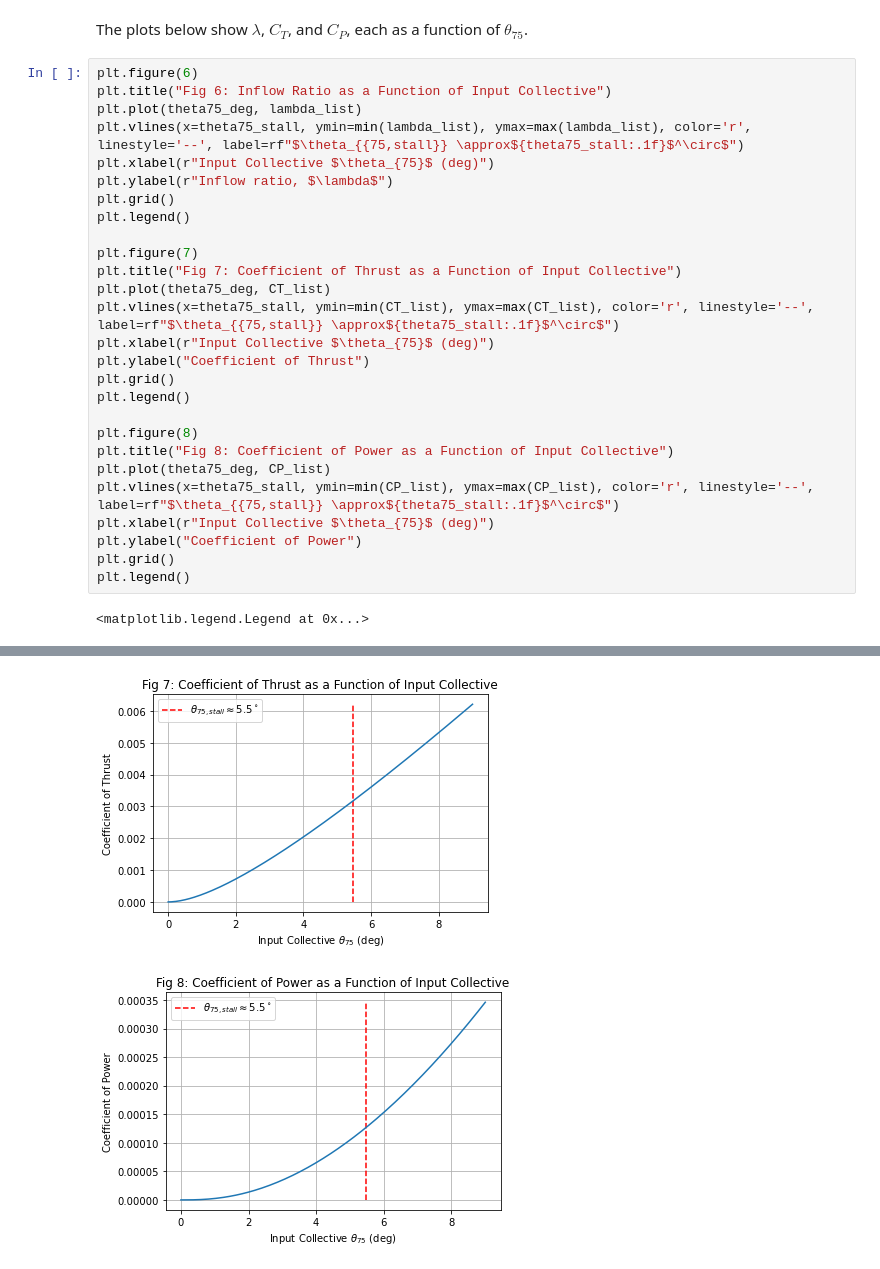
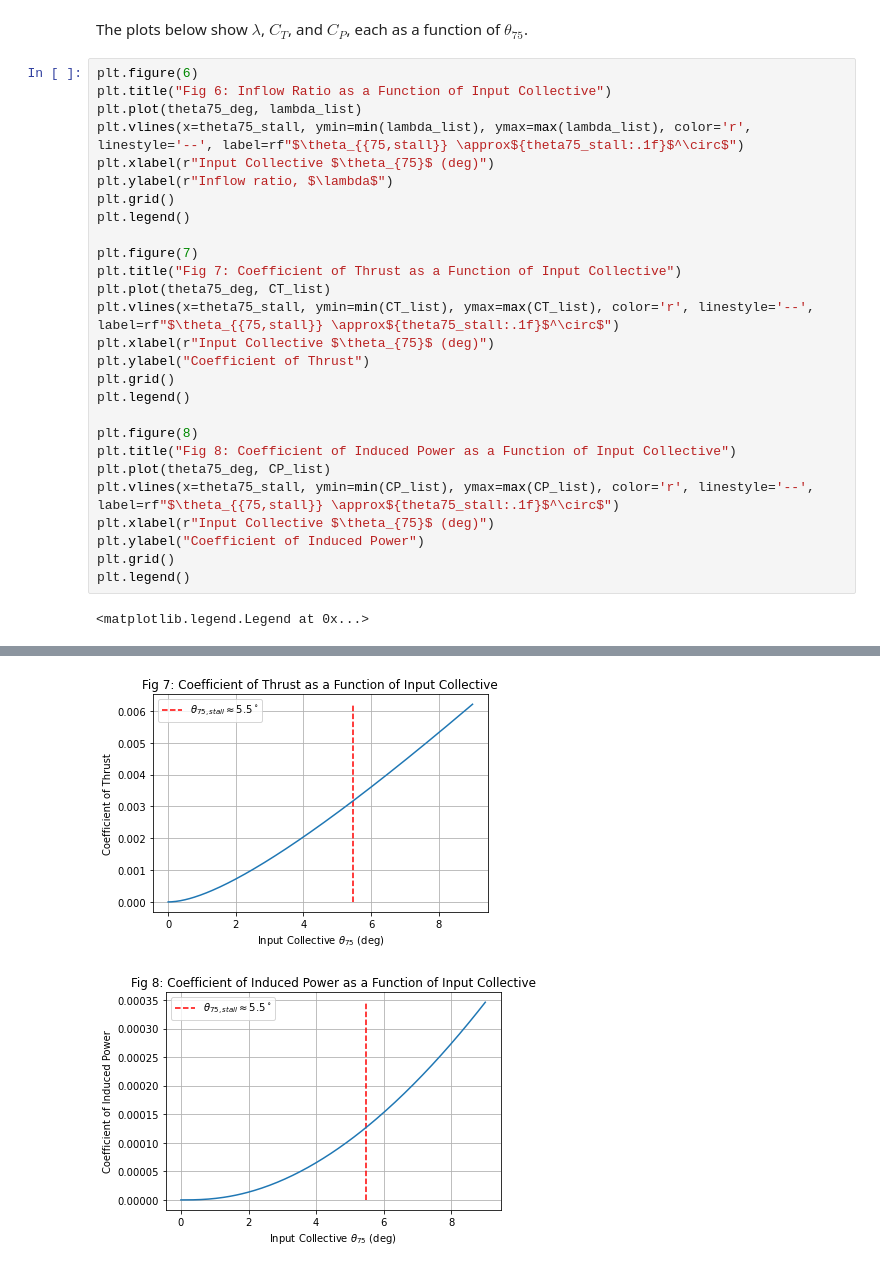
Before and after one commit to nruhl25/HoveringVehicleDesign, a Jupyter notebook: hw3/hw3_report.ipynb, the cells around one changed output, grey strips where cells are left out. Saved outputs shown, nothing was run; the diff lists cells and outputs as text.

```diff
--- a/hw3/hw3_report.ipynb
+++ b/hw3/hw3_report.ipynb
@@ -254,32 +271,32 @@ The plots below show $\lambda$, $C_T$, and $C_P$, each as a function of $\theta_
 # %%
 plt.figure(6)
 plt.title("Fig 6: Inflow Ratio as a Function of Input Collective")
 plt.plot(theta75_deg, lambda_list)
 plt.vlines(x=theta75_stall, ymin=min(lambda_list), ymax=max(lambda_list), color='r', linestyle='--', label=rf"$\theta_{{75,stall}} \approx${theta75_stall:.1f}$^\circ$")
 plt.xlabel(r"Input Collective $\theta_{75}$ (deg)")
 plt.ylabel(r"Inflow ratio, $\lambda$")
 plt.grid()
 plt.legend()
 
 plt.figure(7)
 plt.title("Fig 7: Coefficient of Thrust as a Function of Input Collective")
 plt.plot(theta75_deg, CT_list)
 plt.vlines(x=theta75_stall, ymin=min(CT_list), ymax=max(CT_list), color='r', linestyle='--', label=rf"$\theta_{{75,stall}} \approx${theta75_stall:.1f}$^\circ$")
 plt.xlabel(r"Input Collective $\theta_{75}$ (deg)")
 plt.ylabel("Coefficient of Thrust")
 plt.grid()
 plt.legend()
 
 plt.figure(8)
-plt.title("Fig 8: Coefficient of Power as a Function of Input Collective")
+plt.title("Fig 8: Coefficient of Induced Power as a Function of Input Collective")
 plt.plot(theta75_deg, CP_list)
 plt.vlines(x=theta75_stall, ymin=min(CP_list), ymax=max(CP_list), color='r', linestyle='--', label=rf"$\theta_{{75,stall}} \approx${theta75_stall:.1f}$^\circ$")
 plt.xlabel(r"Input Collective $\theta_{75}$ (deg)")
-plt.ylabel("Coefficient of Power")
+plt.ylabel("Coefficient of Induced Power")
 plt.grid()
 plt.legend()
 # %% [output]
 <matplotlib.legend.Legend at 0x...>
 [figure]
 [figure]
-[figure, old version]
+[figure, new version]
```
Also changed, not shown: parts of 10 cells of this notebook, 8 other files.
